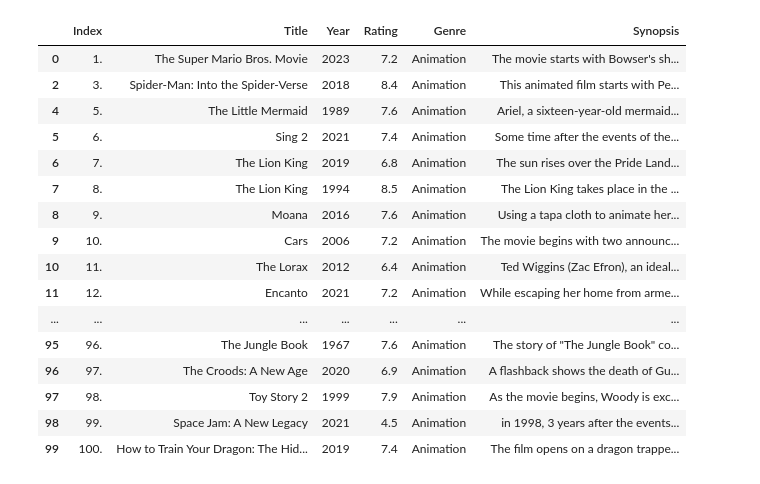
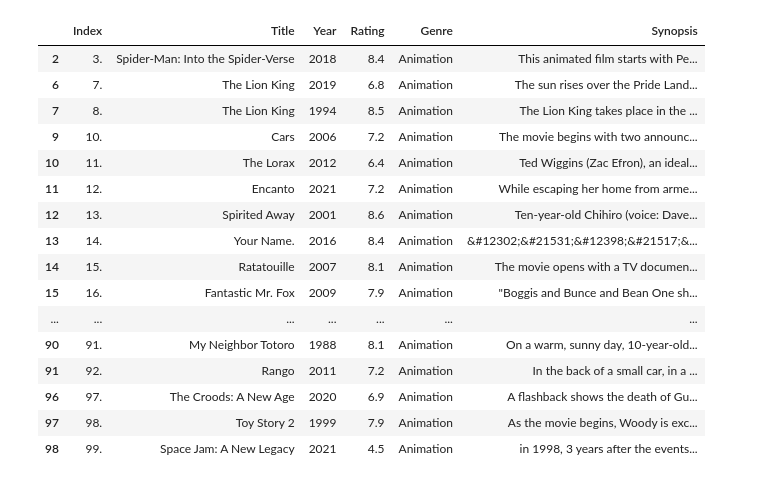
Before and after one commit to krisdev-h/sdsw-ucsb-IMDB-Family-and-Movie-Rating-Relationship-Project, a Jupyter notebook: Text_Search_Animation.ipynb, the cells around one changed output. Saved outputs shown, nothing was run; the diff lists cells and outputs as text; code cells hidden in the pictures.

```diff
--- a/Text_Search_Animation.ipynb
+++ b/Text_Search_Animation.ipynb
@@ -160,47 +160,48 @@ def non_family_movies(synopsis_list):
     keywords = ["family", "parenting", "father", "mother", "son", "daughter", "sibling", "brother", "sister", "marriage", "divorce", "blended family", "adoption",
                 "foster care", "custody", "inheritance", "legacy", "generations", "multigenerational", "family reunion", "family secrets", "family drama", "dysfunctional",
                 "dysfunctional family", "family conflict", "family relationships", "family values", "family ties", "parent-child relationship", "relationship",
                 "coming-of-age", "parenthood", "growing up", "childhood", "teenage years", "aging parents", "grandparents"]
 
     for i in range(len(synopsis_list)):
         for keyword in keywords:
             if keyword in synopsis_list[i]:
                 if i not in match_index_list:
                     match_index_list.append(i)
 
     non_match_index = [index for index in all_indices if index not in match_index_list]
 
     return non_match_index
 
 # Call synopses function to put all synopses into list
 synopses("https://www.imdb.com/search/title/?title_type=feature&num_votes=25000,&genres=animation&view=simple")
 synopses("https://www.imdb.com/search/title/?title_type=feature&num_votes=25000,&genres=animation&view=simple&start=51&ref_=adv_nxt")
 
 # Create Data Frame for Movie information
 df_animation_1 = pd.DataFrame(movie_table("https://www.imdb.com/search/title/?title_type=feature&num_votes=25000,&genres=animation&view=simple"),
                             columns=['Index', 'Title', 'Year', 'Rating'])
 df_animation_2 = pd.DataFrame(movie_table("https://www.imdb.com/search/title/?title_type=feature&num_votes=25000,&genres=animation&view=simple&start=51&ref_=adv_nxt"),
                             columns=['Index', 'Title', 'Year', 'Rating'])
 df_animation = pd.concat([df_animation_1, df_animation_2], ignore_index=True).assign(Genre='Animation', Synopsis=synopsis_list)
 
 # Output information of movies that contain family keywords
 pd.set_option('display.max_rows', None)
-df_animation.iloc[text_search(synopsis_list)]
+full_animation = df_animation.iloc[text_search(synopsis_list)]
+full_animation
 # %% [output]
 |  | Index | Title | Year | Rating | Genre | Synopsis |
-| 0 | 1. | The Super Mario Bros. Movie | 2023 | 7.2 | Animation | The movie starts with Bowser's sh... |
 | 2 | 3. | Spider-Man: Into the Spider-Verse | 2018 | 8.4 | Animation | This animated film starts with Pe... |
-| 4 | 5. | The Little Mermaid | 1989 | 7.6 | Animation | Ariel, a sixteen-year-old mermaid... |
-| 5 | 6. | Sing 2 | 2021 | 7.4 | Animation | Some time after the events of the... |
 | 6 | 7. | The Lion King | 2019 | 6.8 | Animation | The sun rises over the Pride Land... |
 | 7 | 8. | The Lion King | 1994 | 8.5 | Animation | The Lion King takes place in the ... |
-| 8 | 9. | Moana | 2016 | 7.6 | Animation | Using a tapa cloth to animate her... |
 | 9 | 10. | Cars | 2006 | 7.2 | Animation | The movie begins with two announc... |
 | 10 | 11. | The Lorax | 2012 | 6.4 | Animation | Ted Wiggins (Zac Efron), an ideal... |
 | 11 | 12. | Encanto | 2021 | 7.2 | Animation | While escaping her home from arme... |
+| 12 | 13. | Spirited Away | 2001 | 8.6 | Animation | Ten-year-old Chihiro (voice: Dave... |
+| 13 | 14. | Your Name. | 2016 | 8.4 | Animation | &#12302;&#21531;&#12398;&#21517;&... |
+| 14 | 15. | Ratatouille | 2007 | 8.1 | Animation | The movie opens with a TV documen... |
+| 15 | 16. | Fantastic Mr. Fox | 2009 | 7.9 | Animation | "Boggis and Bunce and Bean One sh... |
 | ... | ... | ... | ... | ... | ... | ... |
-| 95 | 96. | The Jungle Book | 1967 | 7.6 | Animation | The story of "The Jungle Book" co... |
+| 90 | 91. | My Neighbor Totoro | 1988 | 8.1 | Animation | On a warm, sunny day, 10-year-old... |
+| 91 | 92. | Rango | 2011 | 7.2 | Animation | In the back of a small car, in a ... |
 | 96 | 97. | The Croods: A New Age | 2020 | 6.9 | Animation | A flashback shows the death of Gu... |
 | 97 | 98. | Toy Story 2 | 1999 | 7.9 | Animation | As the movie begins, Woody is exc... |
 | 98 | 99. | Space Jam: A New Legacy | 2021 | 4.5 | Animation | in 1998, 3 years after the events... |
-| 99 | 100. | How to Train Your Dragon: The Hid... | 2019 | 7.4 | Animation | The film opens on a dragon trappe... |
```
Also changed, not shown: parts of 4 cells of this notebook, 2 other files.
